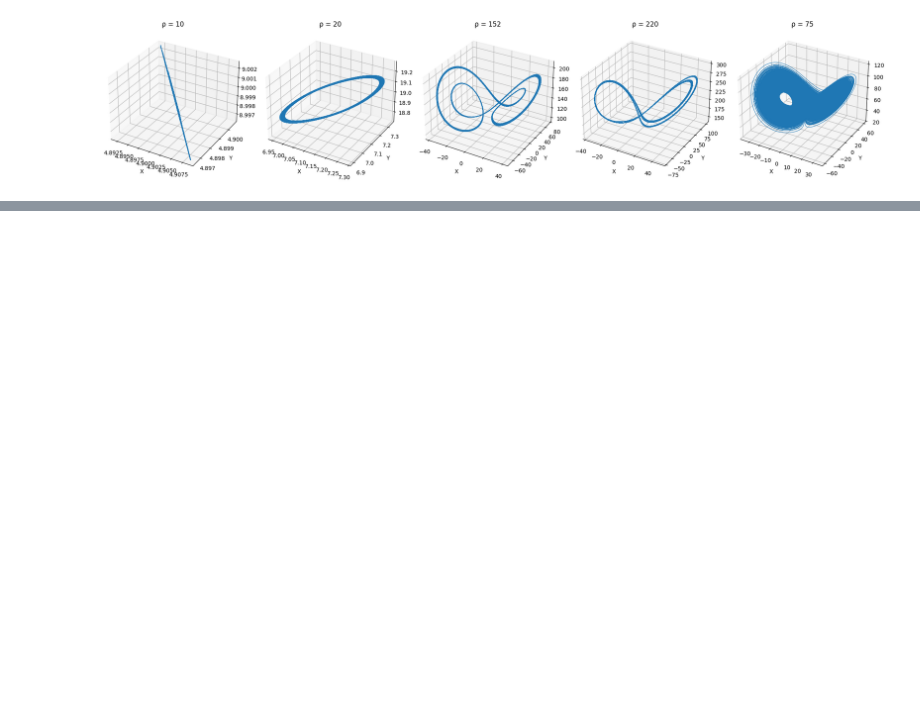
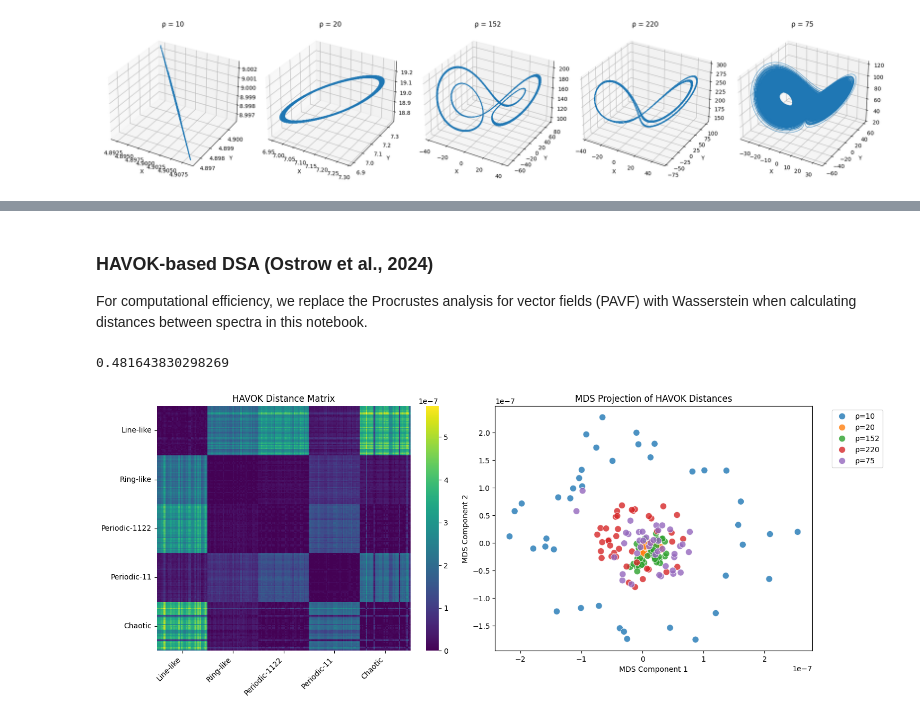
Before and after one commit to ZhangShimin1/KoopSTD, a Jupyter notebook: lorenz63.ipynb, the cells around one changed output, grey strips where cells are left out. Saved outputs shown, nothing was run; the diff lists cells and outputs as text; code cells hidden in the pictures; blank space fills up the shorter version.

```diff
--- a/lorenz63.ipynb
+++ b/lorenz63.ipynb
@@ -1,7 +7,13 @@
 # %%
+from koopstd.dynametric import KoopOpMetric
+from koopstd.eval import MetricEvaluator
 from koopstd.datasets import Lorenz63
+import matplotlib.pyplot as plt
+import seaborn as sns
+from sklearn.manifold import TSNE, MDS
+import pandas as pd
 
-ds = Lorenz63(rho_values=[10, 20, 152, 220, 75])
-ds.visualize_data(time_range=None)
+lorenz = Lorenz63(rho_values=[10, 20, 152, 220, 75], num_clips=40)
+lorenz.visualize_data(time_range=None)
 # %% [output]
 [figure]
@@ -7,0 +83,57 @@ ds.visualize_data(time_range=None)
+# %% [markdown]
+### HAVOK-based DSA (Ostrow et al., 2024)
+For computational efficiency, we replace the Procrustes analysis for vector fields (PAVF) with Wasserstein when calculating distances between spectra in this notebook.
+# %%
+havok_params = {'n_delays': 40, 'delay_interval': 5, 'rank': 10}  # hyper-parameters for HAVOK(p,q,r)
+wasserstein_params = {'p': 1, 'method': 'emd'}  # hyper-parameters for Wasserstein distance
+
+havok = KoopOpMetric(X=lorenz.data, kmd_method='havok', kmd_params=havok_params, dist='wasserstein', dist_params=wasserstein_params, device='cuda')
+havok_dist_matrix = havok.fit_score()
+
+me = MetricEvaluator(distance_matrix=havok_dist_matrix, cluster_sizes=[40, 40, 40, 40, 40])
+silhouette = me.evaluate()
+print(silhouette)
+
+# Create a figure with two subplots
+fig, axes = plt.subplots(1, 2, figsize=(15, 6))
+
+# Plot heatmap
+sns.heatmap(havok_dist_matrix, cmap='viridis', ax=axes[0])
+lorenz_names = ['Line-like', 'Ring-like', 'Periodic-1122', 'Periodic-11', 'Chaotic']
+axes[0].set_title('HAVOK Distance Matrix')
+
+# Set custom tick labels
+tick_positions = [20, 60, 100, 140, 180]  # Middle of each group (40 clips each)
+axes[0].set_xticks(tick_positions)
+axes[0].set_yticks(tick_positions)
+axes[0].set_xticklabels(lorenz_names, rotation=45, ha='right')
+axes[0].set_yticklabels(lorenz_names, rotation=0)
+
+# Perform MDS for visualization
+vis = MDS(n_components=2, dissimilarity='precomputed', random_state=42)
+embedding = vis.fit_transform(havok_dist_matrix)
+
+# Create DataFrame for scatter plot
+df = pd.DataFrame()
+df["x"] = embedding[:, 0]
+df["y"] = embedding[:, 1]
+
+# Add labels for different rho values (5 rho values, 40 clips each)
+rho_labels = []
+rho_values = [10, 20, 152, 220, 75]
+for rho in rho_values:
+    rho_labels.extend([f"ρ={rho}"] * 40)  # 40 clips per rho value
+df["System"] = rho_labels
+
+# Plot scatter with improved styling
+sns.scatterplot(data=df, x="x", y="y", hue="System", ax=axes[1], s=80, alpha=0.8)
+axes[1].set_title('MDS Projection of HAVOK Distances')
+axes[1].set_xlabel('MDS Component 1')
+axes[1].set_ylabel('MDS Component 2')
+axes[1].legend(bbox_to_anchor=(1.05, 1), loc='upper left')
+
+plt.tight_layout()
+plt.show()
+# %% [output]
+0.481643830298269
+[figure, added]
```
Also changed, not shown: parts of 5 cells of this notebook, 6 other files.
